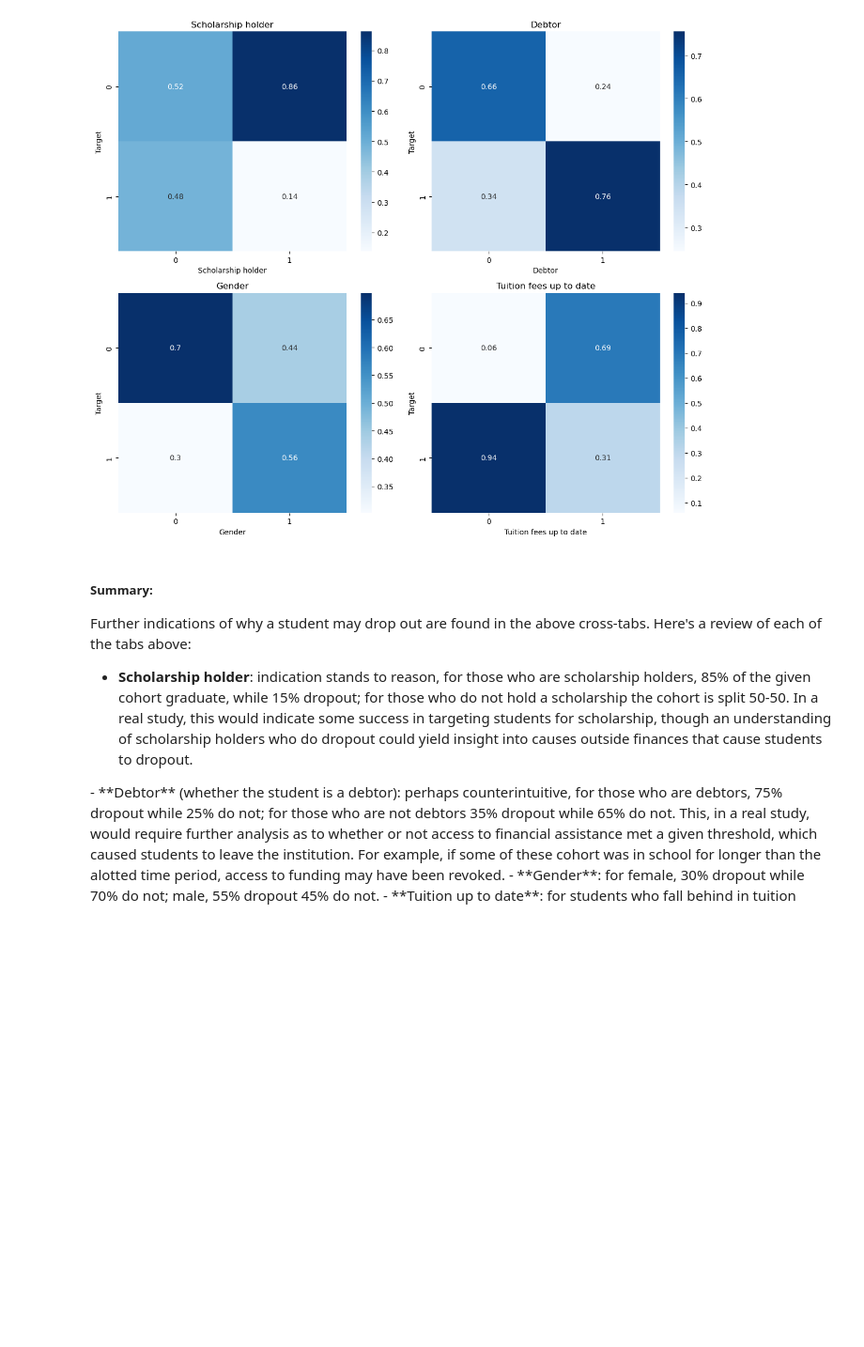
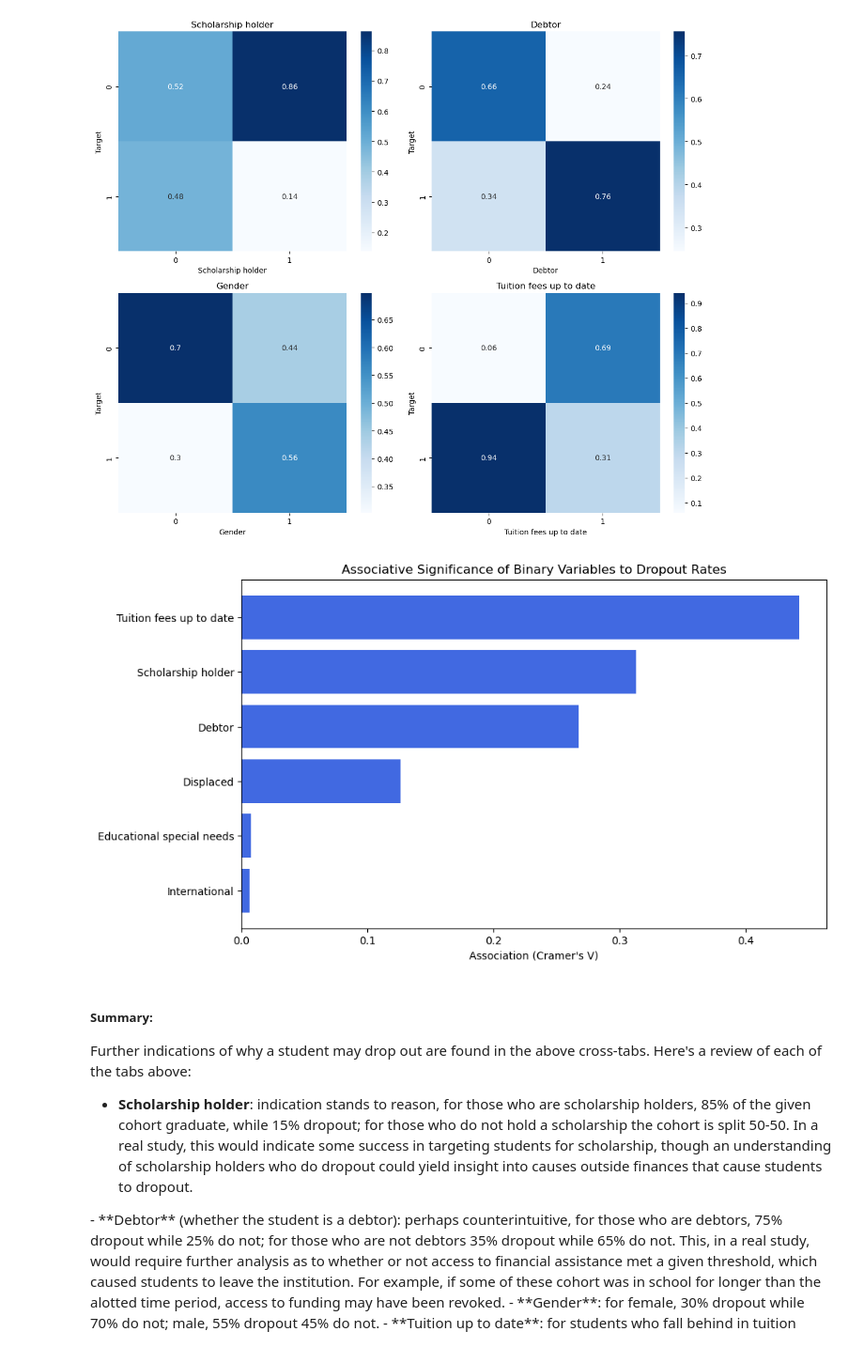
Before and after one commit to Kevin-Kwasnik/student-dropout-prediction, a Jupyter notebook: 2.Analysis/EDA.ipynb, the cells around one changed output. Shown at 94% size. Saved outputs shown, nothing was run; the diff lists cells and outputs as text; code cells hidden in the pictures; blank space fills up the shorter version.

Commit message:
association metrics reconfigured; categorical variables included

```diff
--- a/2.Analysis/EDA.ipynb
+++ b/2.Analysis/EDA.ipynb
@@ -166,13 +320,3 @@ heatmap.set_title('Triangle Correlation Heatmap', fontdict={'fontsize': 24}, pad
 plt.show()
 # %% [output]
 [figure]
-# %%
-#pearson's correlation used for linear relationship
-
-target_corr = student_data_filt.corr(method='pearson')['Target'].sort_values(ascending=False)
-top_target_corr = target_corr[((target_corr > 0.10) | (target_corr < -0.10)) & (target_corr != 1)]
-
-for col in student_data_filt.columns:
-    if col in list(top_target_corr.index):
-        corr, p_val = pearsonr(student_data_filt[col], student_data_filt['Target'])
-        print(f"{col}: correlation coefficient: {corr:.4f}")
@@ -240,6 +366,38 @@ plt.tight_layout()
 plt.show()
 # %% [output]
 [figure]
+# %%
+
+# Create empty lists to store results
+columns = []
+associations = []
+
+# Loop through binary columns
+for col in data_type_mapping[(data_type_mapping['Data Type'] == 'Binary') & (data_type_mapping.Column != 'Target')]['Column']:
+    table = student_data_filt.groupby(['Target', col]).size().unstack(fill_value=0)
+    association_value = association(table, 'cramer')
+
+    # Store results in lists
+    columns.append(col)
+    associations.append(association_value)
+
+# Create a DataFrame for plotting
+results_df = pd.DataFrame({
+    'Column': columns,
+    'Association': associations
+})
+
+# Sort the DataFrame by association in descending order
+results_df = results_df.sort_values(by='Association', ascending=True)
+
+# Plot the results
+plt.figure(figsize=(10, 6))
+plt.barh(results_df['Column'], results_df['Association'], color='royalblue')
+plt.xlabel('Association (Cramer\'s V)')
+plt.title('Associative Significance of Binary Variables to Dropout Rates')
+plt.show()
+# %% [output]
+[figure, added]
 # %% [markdown]
 ##### Summary:
 Further indications of why a student may drop out are found in the above cross-tabs. Here's a review of each of the tabs above:
```
Also changed, not shown: parts of 22 cells of this notebook.
